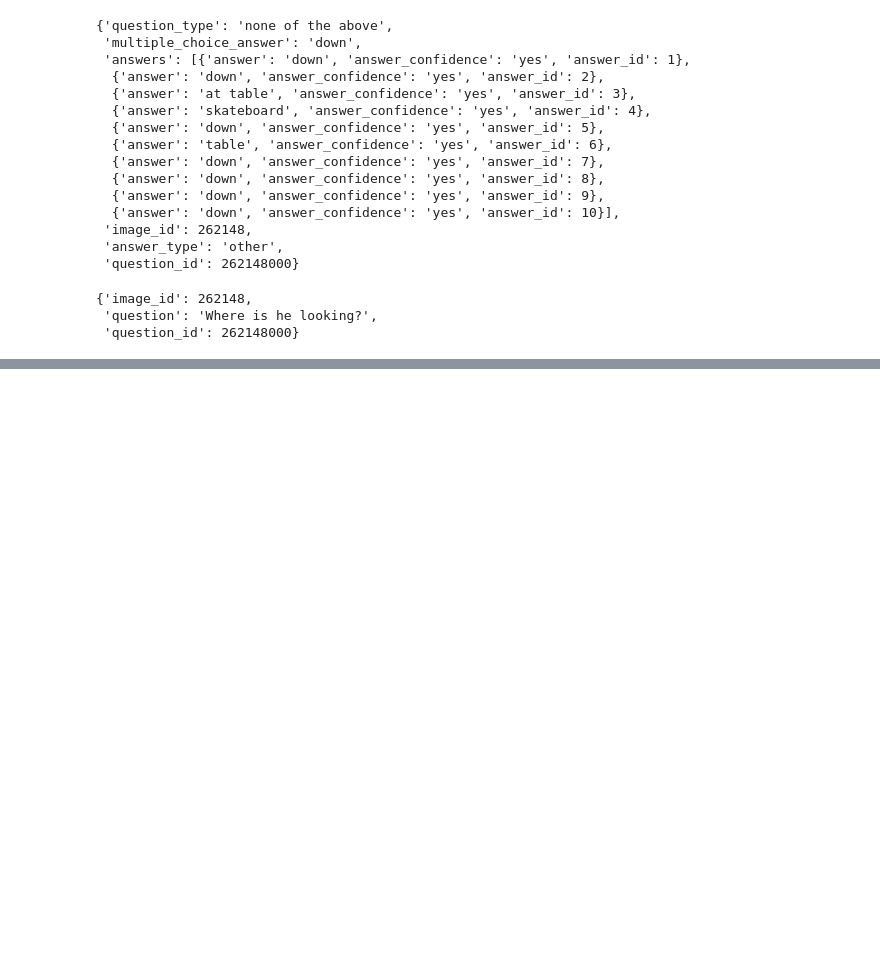
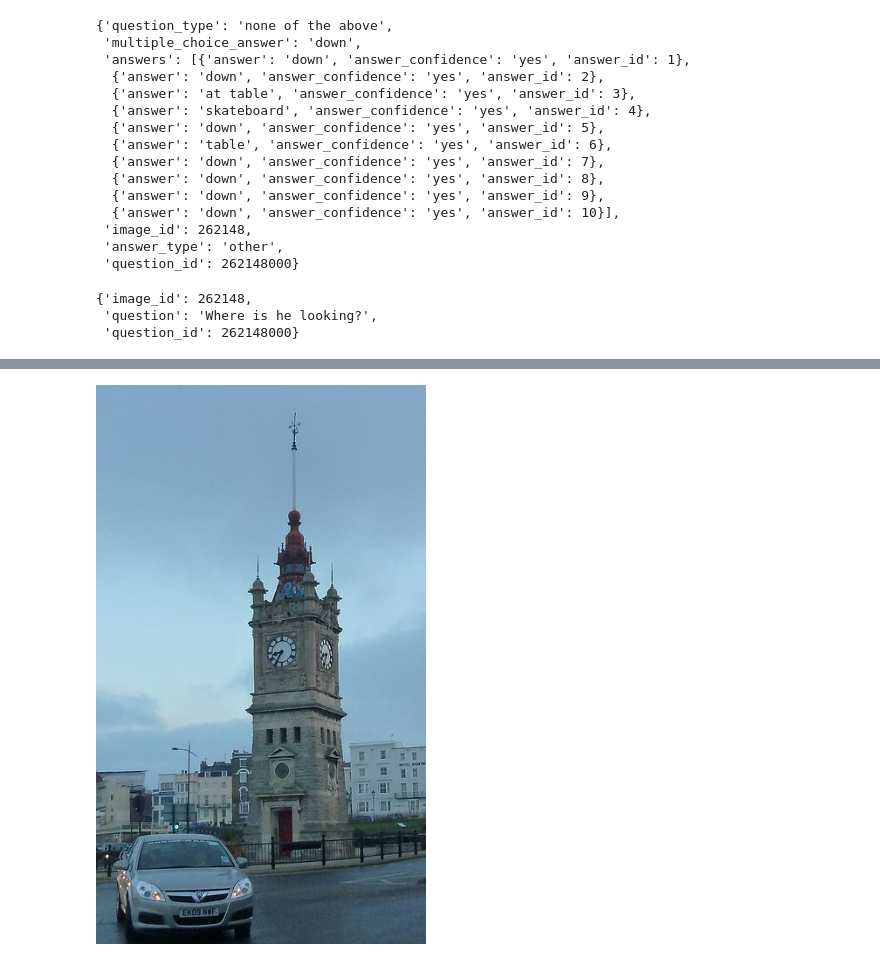
Before and after one commit to AbhishekSureddy/icl-on-VLMs, a Jupyter notebook: flamingo/vqa_data_analysis.ipynb, the cells around one changed output, grey strips where cells are left out. Saved outputs shown, nothing was run; the diff lists cells and outputs as text; code cells hidden in the pictures; blank space fills up the shorter version.

```diff
--- a/flamingo/vqa_data_analysis.ipynb
+++ b/flamingo/vqa_data_analysis.ipynb
@@ -71,0 +127,5 @@ train_image_dir_path = "/scratch/workspace/asureddy_umass_edu-llm_alignment/data
+# %%
+image_dir_path = "/scratch/workspace/asureddy_umass_edu-llm_alignment/dataset/vqa/val2014"
+questions_path = "/scratch/workspace/asureddy_umass_edu-llm_alignment/dataset/vqa/v2_OpenEnded_mscoco_val2014_questions.json"
+annotations_path = "/scratch/workspace/asureddy_umass_edu-llm_alignment/dataset/vqa/v2_mscoco_val2014_annotations.json"
+vqa_dataset = VQADataset(image_dir_path, questions_path, annotations_path,True, "vqav2")
@@ -71,0 +148,4 @@ train_image_dir_path = "/scratch/workspace/asureddy_umass_edu-llm_alignment/data
+# %%
+vqa_dataset[111]['image']
+# %% [output]
+[figure, added]
```
Also changed, not shown: parts of 3 cells of this notebook, 1 other file.
